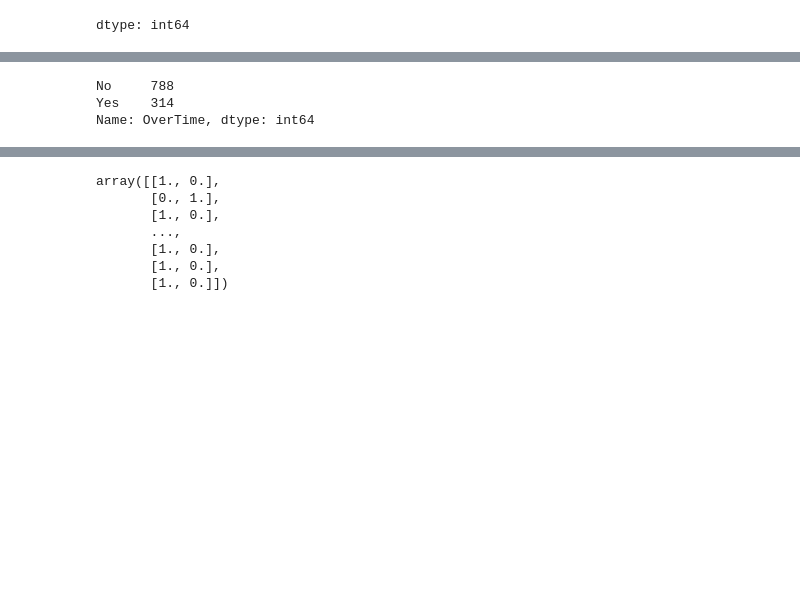
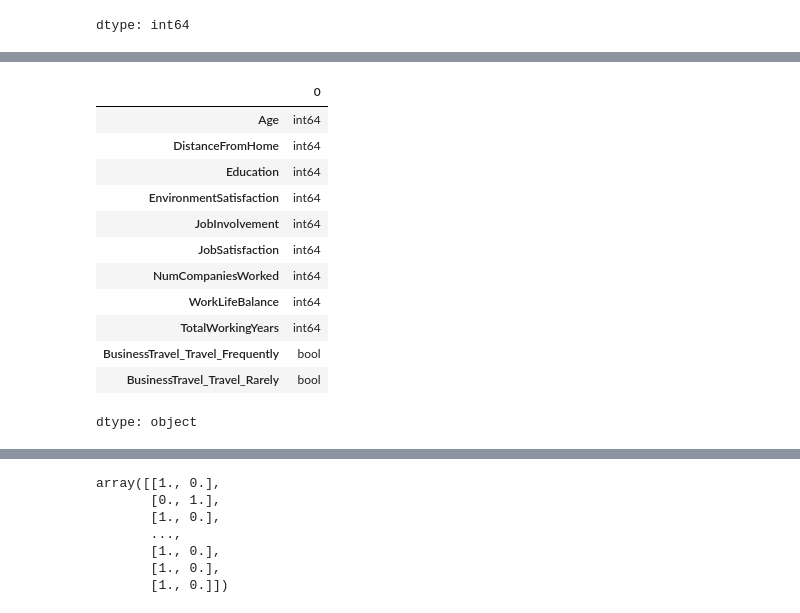
Before and after one commit to cwanko/neural-network-challenge-2, a Jupyter notebook: attrition.ipynb, the cells around one changed output, grey strips where cells are left out. Drawn from its saved outputs; the diff is of its cells as text; code cells hidden in the pictures; blank space fills up the shorter version.

```diff
--- a/attrition.ipynb
+++ b/attrition.ipynb
@@ -82,7 +92,23 @@ from sklearn.model_selection import train_test_split
 # %%
 # Convert your X data to numeric data types however you see fit
 # Add new code cells as necessary
+
+# Convert the 'BusinessTravel' column in X_df to numeric using one-hot encoding
+X_df_numeric = pd.get_dummies(X_df, columns=['BusinessTravel'], drop_first=True)
+
+# Check the data types after conversion
+X_df_numeric.dtypes
 # %% [output]
+|  | 0 |
+| Age | int64 |
+| DistanceFromHome | int64 |
+| Education | int64 |
+| EnvironmentSatisfaction | int64 |
+| JobInvolvement | int64 |
+| JobSatisfaction | int64 |
+| NumCompaniesWorked | int64 |
+| WorkLifeBalance | int64 |
+| TotalWorkingYears | int64 |
+| BusinessTravel_Travel_Frequently | bool |
+| BusinessTravel_Travel_Rarely | bool |
-No     788
-Yes    314
-Name: OverTime, dtype: int64
+dtype: object
```
Also changed, not shown: parts of 6 cells of this notebook.
